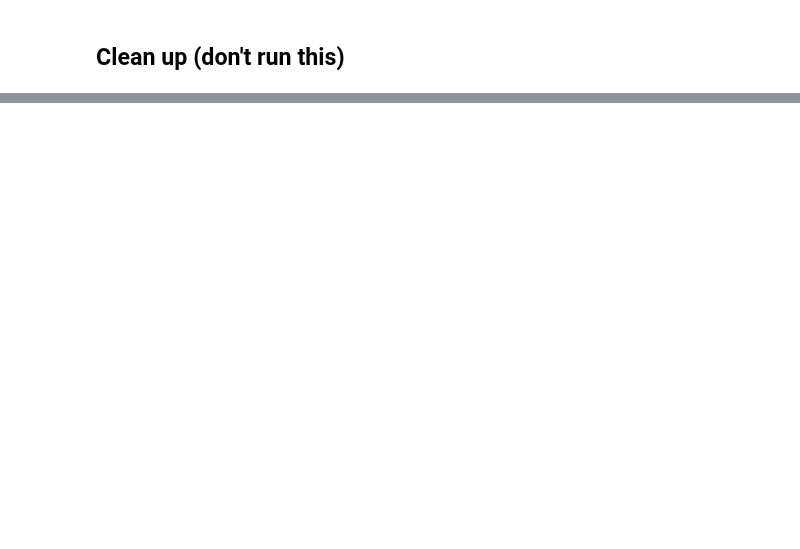
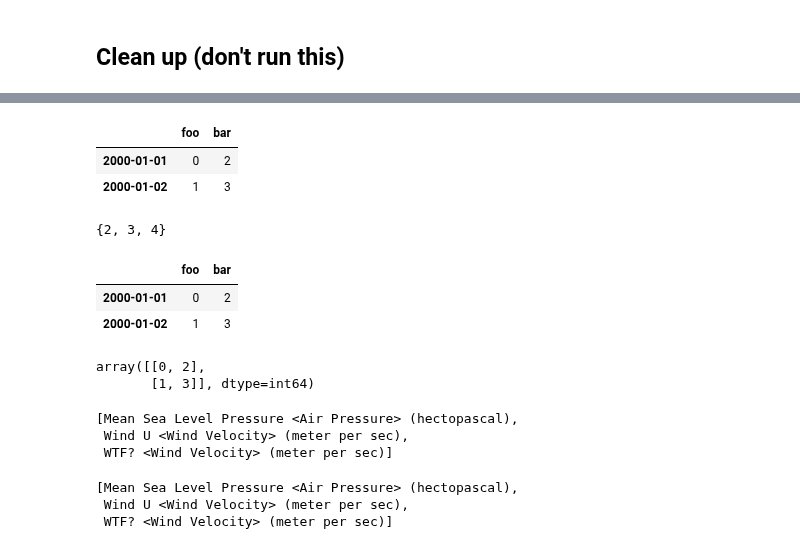
Before and after one commit to DHI/mikeio, a Jupyter notebook: notebooks/Dfs2 - Global Forecasting System.ipynb, the cells around one changed output, grey strips where cells are left out. Drawn from its saved outputs; the diff is of its cells as text; code cells hidden in the pictures; blank space fills up the shorter version.

```diff
--- a/notebooks/Dfs2 - Global Forecasting System.ipynb
+++ b/notebooks/Dfs2 - Global Forecasting System.ipynb
@@ -71,0 +192,9 @@ os.remove("gfs.dfs2")
+# %%
+df =pd.DataFrame({'foo': [0,1],
+              'bar':[2,3]},
+            index=pd.date_range("2000", periods=2, freq='D'))
+df
+# %% [output]
+|  | foo | bar |
+| 2000-01-01 | 0 | 2 |
+| 2000-01-02 | 1 | 3 |
@@ -71,0 +205,10 @@ os.remove("gfs.dfs2")
+# %%
+s
+# %% [output]
+{2, 3, 4}
+# %%
+df
+# %% [output]
+|  | foo | bar |
+| 2000-01-01 | 0 | 2 |
+| 2000-01-02 | 1 | 3 |
@@ -71,0 +217,17 @@ os.remove("gfs.dfs2")
+# %%
+df.values
+# %% [output]
+array([[0, 2],
+       [1, 3]], dtype=int64)
+# %%
+mds.iteminfos
+# %% [output]
+[Mean Sea Level Pressure <Air Pressure> (hectopascal),
+ Wind U <Wind Velocity> (meter per sec),
+ WTF? <Wind Velocity> (meter per sec)]
+# %%
+mds.iteminfos
+# %% [output]
+[Mean Sea Level Pressure <Air Pressure> (hectopascal),
+ Wind U <Wind Velocity> (meter per sec),
+ WTF? <Wind Velocity> (meter per sec)]
```
Also changed, not shown: parts of 32 cells of this notebook, 1 other file.
